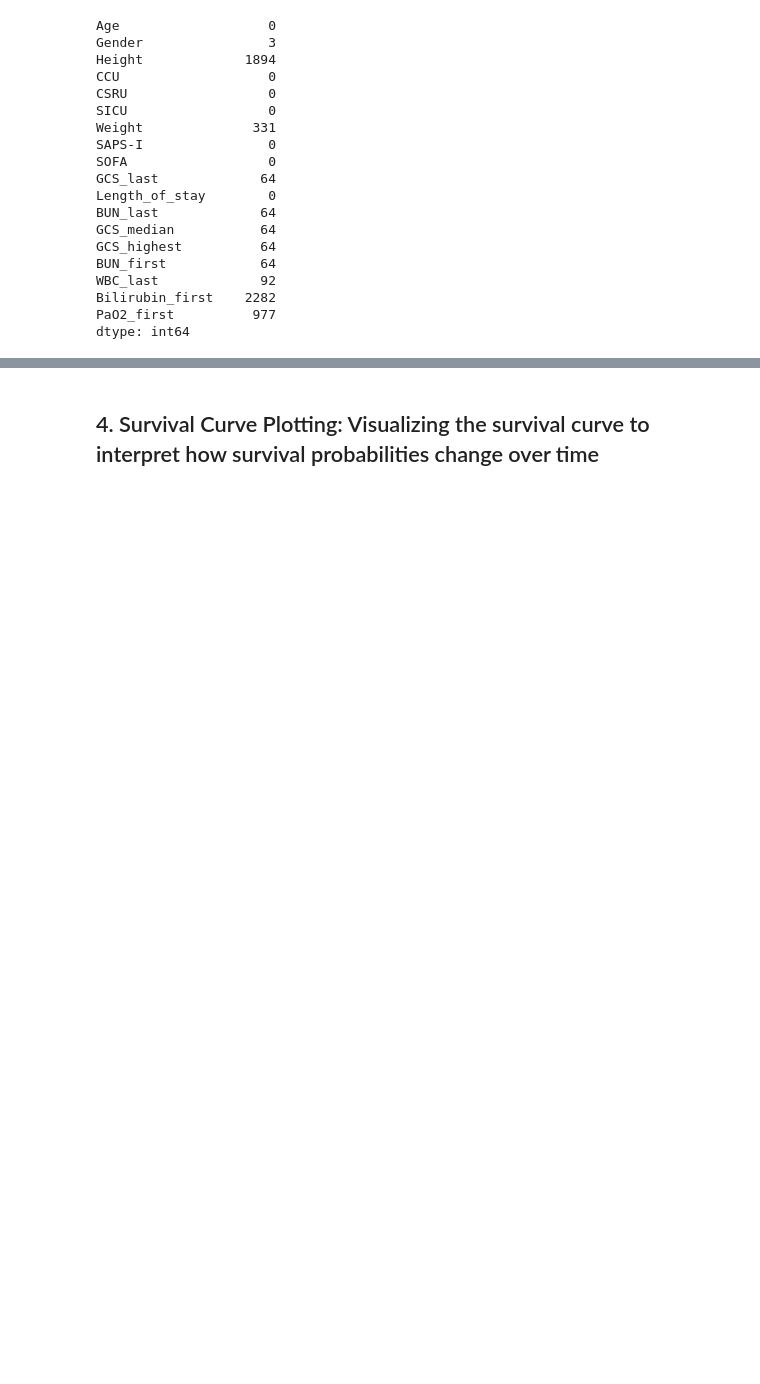
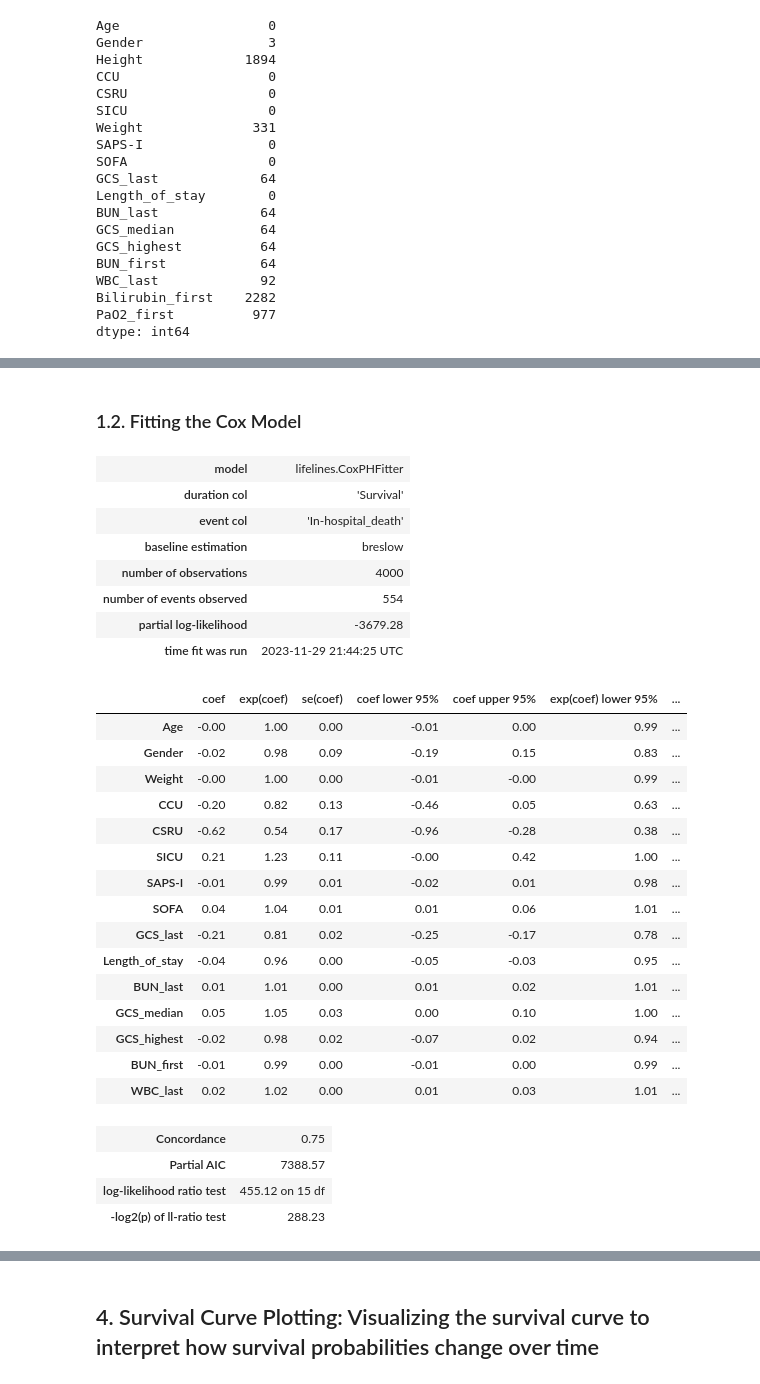
Before and after one commit to phidesigner/ICU_predict_prob, a Jupyter notebook: 03_ICU_Survival_Cox_RF_Notebook copy.ipynb, the cells around one changed output, grey strips where cells are left out. Cells and saved outputs as stored; diff of their text form; code cells hidden in the pictures; blank space fills up the shorter version.

```diff
--- a/03_ICU_Survival_Cox_RF_Notebook copy.ipynb
+++ b/03_ICU_Survival_Cox_RF_Notebook copy.ipynb
@@ -119,0 +139,40 @@ Implementing the Kaplan-Meier method to estimate survival probabilities over tim
+# %% [markdown]
+### 1.2. Fitting the Cox Model
+# %%
+# Creating the Cox Proportional Hazards model
+cph = CoxPHFitter()
+
+# 'Survival' is the duration and 'In-hospital_death' is the event indicator
+cph.fit(ICU_cox, duration_col='Survival', event_col='In-hospital_death')
+
+# Display the model summary
+cph.print_summary()
+# %% [output]
+| model | lifelines.CoxPHFitter |
+| duration col | 'Survival' |
+| event col | 'In-hospital_death' |
+| baseline estimation | breslow |
+| number of observations | 4000 |
+| number of events observed | 554 |
+| partial log-likelihood | -3679.28 |
+| time fit was run | 2023-11-29 21:44:25 UTC |
+|  | coef | exp(coef) | se(coef) | coef lower 95% | coef upper 95% | exp(coef) lower 95% | ... |
+| Age | -0.00 | 1.00 | 0.00 | -0.01 | 0.00 | 0.99 | ... |
+| Gender | -0.02 | 0.98 | 0.09 | -0.19 | 0.15 | 0.83 | ... |
+| Weight | -0.00 | 1.00 | 0.00 | -0.01 | -0.00 | 0.99 | ... |
+| CCU | -0.20 | 0.82 | 0.13 | -0.46 | 0.05 | 0.63 | ... |
+| CSRU | -0.62 | 0.54 | 0.17 | -0.96 | -0.28 | 0.38 | ... |
+| SICU | 0.21 | 1.23 | 0.11 | -0.00 | 0.42 | 1.00 | ... |
+| SAPS-I | -0.01 | 0.99 | 0.01 | -0.02 | 0.01 | 0.98 | ... |
+| SOFA | 0.04 | 1.04 | 0.01 | 0.01 | 0.06 | 1.01 | ... |
+| GCS_last | -0.21 | 0.81 | 0.02 | -0.25 | -0.17 | 0.78 | ... |
+| Length_of_stay | -0.04 | 0.96 | 0.00 | -0.05 | -0.03 | 0.95 | ... |
+| BUN_last | 0.01 | 1.01 | 0.00 | 0.01 | 0.02 | 1.01 | ... |
+| GCS_median | 0.05 | 1.05 | 0.03 | 0.00 | 0.10 | 1.00 | ... |
+| GCS_highest | -0.02 | 0.98 | 0.02 | -0.07 | 0.02 | 0.94 | ... |
+| BUN_first | -0.01 | 0.99 | 0.00 | -0.01 | 0.00 | 0.99 | ... |
+| WBC_last | 0.02 | 1.02 | 0.00 | 0.01 | 0.03 | 1.01 | ... |
+| Concordance | 0.75 |
+| Partial AIC | 7388.57 |
+| log-likelihood ratio test | 455.12 on 15 df |
+| -log2(p) of ll-ratio test | 288.23 |
```
Also changed, not shown: parts of 10 cells of this notebook, 1 other file.
